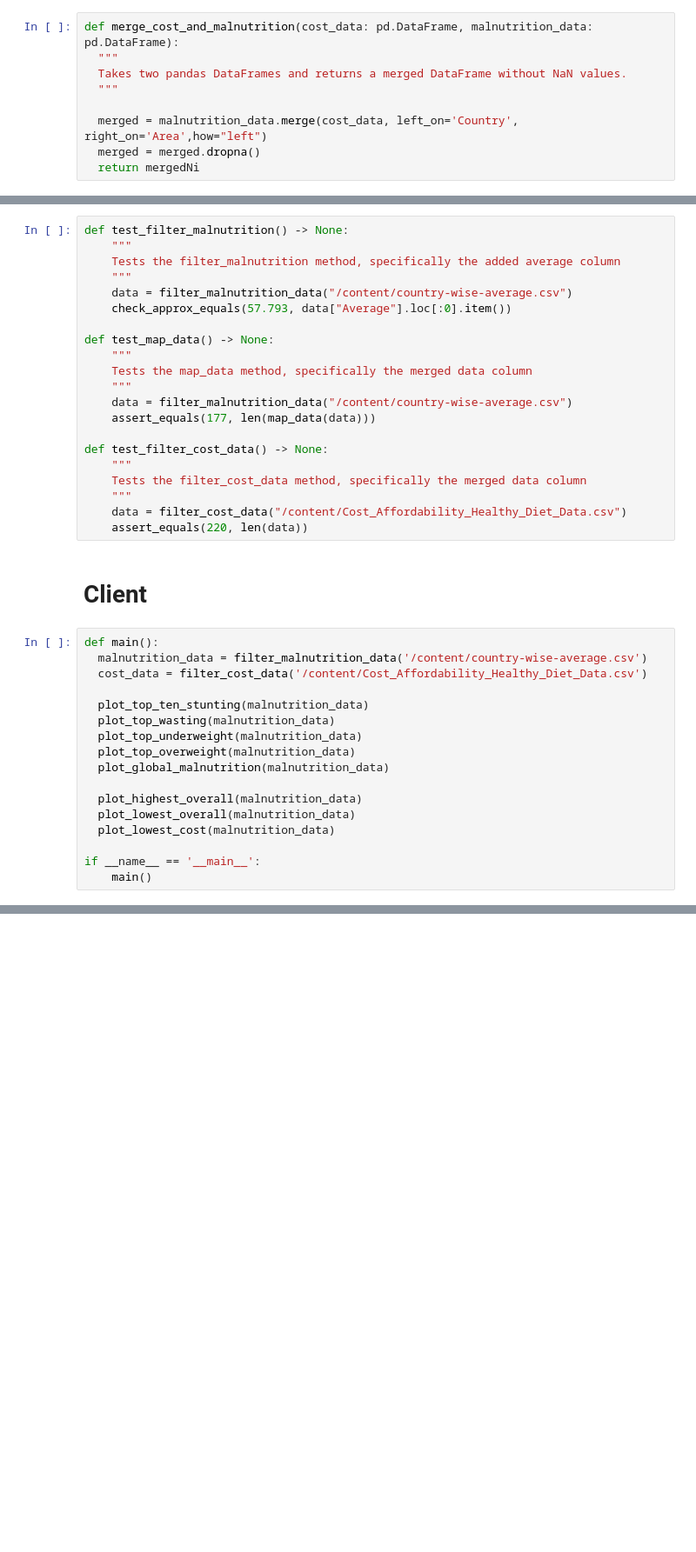
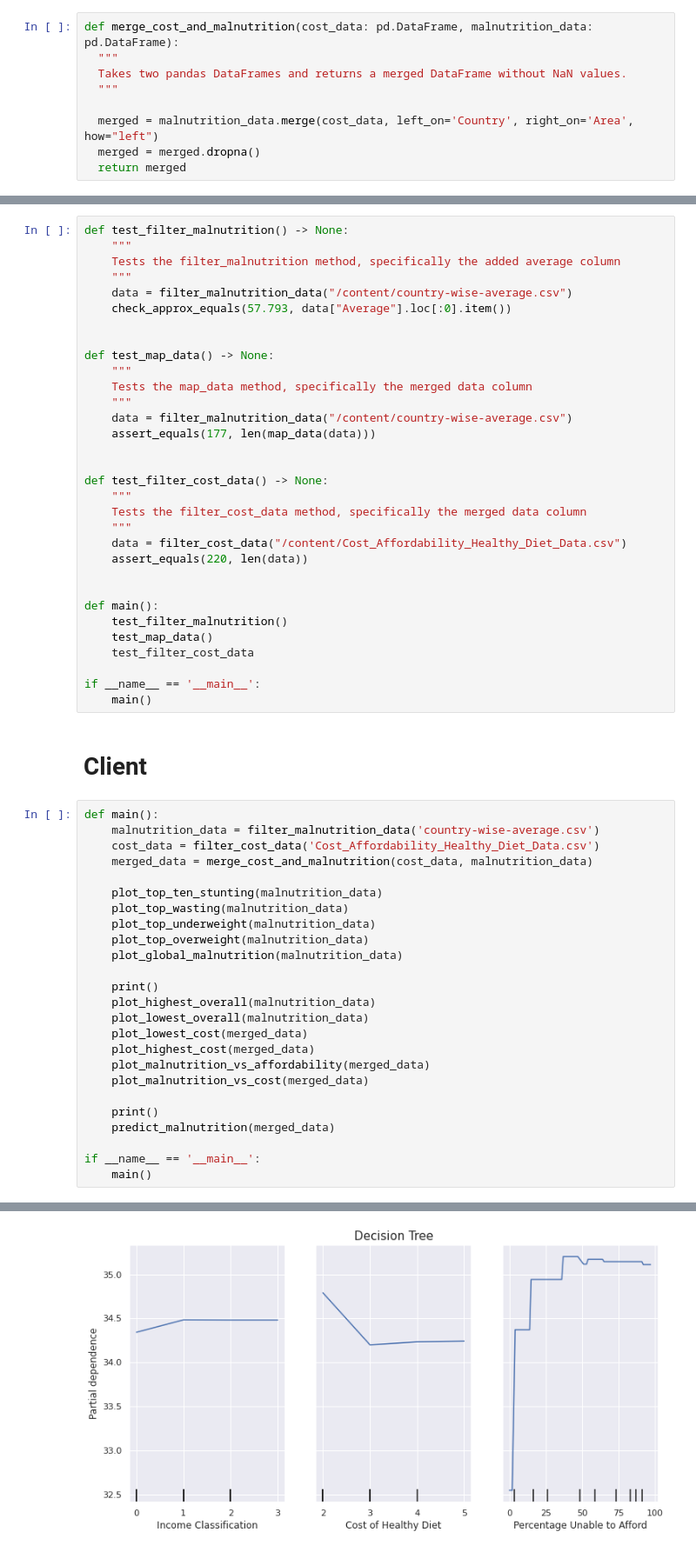
Before and after one commit to krits29/global-malnutrition, a Jupyter notebook: Data_Analysis_Malnutrition.ipynb, the cells around one changed output, grey strips where cells are left out. Shown at 87% size. Saved outputs shown, nothing was run; the diff lists cells and outputs as text; blank space fills up the shorter version.

```diff
--- a/Data_Analysis_Malnutrition.ipynb
+++ b/Data_Analysis_Malnutrition.ipynb
@@ -128,9 +120,9 @@ def merge_cost_and_malnutrition(cost_data: pd.DataFrame, malnutrition_data: pd.D
   Takes two pandas DataFrames and returns a merged DataFrame without NaN values.
   """
 
-  merged = malnutrition_data.merge(cost_data, left_on='Country', right_on='Area',how="left")
+  merged = malnutrition_data.merge(cost_data, left_on='Country', right_on='Area', how="left")
   merged = merged.dropna()
-  return mergedNi
+  return merged
 # %% [markdown]
 # Research Question #1
 
@@ -498,6 +460,7 @@ def test_filter_malnutrition() -> None:
     data = filter_malnutrition_data("/content/country-wise-average.csv")
     check_approx_equals(57.793, data["Average"].loc[:0].item())
 
+
 def test_map_data() -> None:
     """
     Tests the map_data method, specifically the merged data column
@@ -505,28 +468,46 @@ def test_map_data() -> None:
     data = filter_malnutrition_data("/content/country-wise-average.csv")
     assert_equals(177, len(map_data(data)))
 
+
 def test_filter_cost_data() -> None:
     """
     Tests the filter_cost_data method, specifically the merged data column
     """
     data = filter_cost_data("/content/Cost_Affordability_Healthy_Diet_Data.csv")
     assert_equals(220, len(data))
+
+
+def main():
+    test_filter_malnutrition()
+    test_map_data()
+    test_filter_cost_data
+
+if __name__ == '__main__':
+    main()
 # %% [markdown]
 # Client
 # %%
 def main():
-  malnutrition_data = filter_malnutrition_data('/content/country-wise-average.csv')
-  cost_data = filter_cost_data('/content/Cost_Affordability_Healthy_Diet_Data.csv')
+    malnutrition_data = filter_malnutrition_data('country-wise-average.csv')
+    cost_data = filter_cost_data('Cost_Affordability_Healthy_Diet_Data.csv')
+    merged_data = merge_cost_and_malnutrition(cost_data, malnutrition_data)
 
-  plot_top_ten_stunting(malnutrition_data)
-  plot_top_wasting(malnutrition_data)
-  plot_top_underweight(malnutrition_data)
-  plot_top_overweight(malnutrition_data)
-  plot_global_malnutrition(malnutrition_data)
+    plot_top_ten_stunting(malnutrition_data)
+    plot_top_wasting(malnutrition_data)
+    plot_top_underweight(malnutrition_data)
+    plot_top_overweight(malnutrition_data)
+    plot_global_malnutrition(malnutrition_data)
 
-  plot_highest_overall(malnutrition_data)
-  plot_lowest_overall(malnutrition_data)
-  plot_lowest_cost(malnutrition_data)
+    print()
+    plot_highest_overall(malnutrition_data)
+    plot_lowest_overall(malnutrition_data)
+    plot_lowest_cost(merged_data)
+    plot_highest_cost(merged_data)
+    plot_malnutrition_vs_affordability(merged_data)
+    plot_malnutrition_vs_cost(merged_data)
+
+    print()
+    predict_malnutrition(merged_data)
 
 if __name__ == '__main__':
     main()
@@ -541,0 +531 @@ if __name__ == '__main__':
+[figure, added]
```
Also changed, not shown: parts of 16 cells of this notebook.
